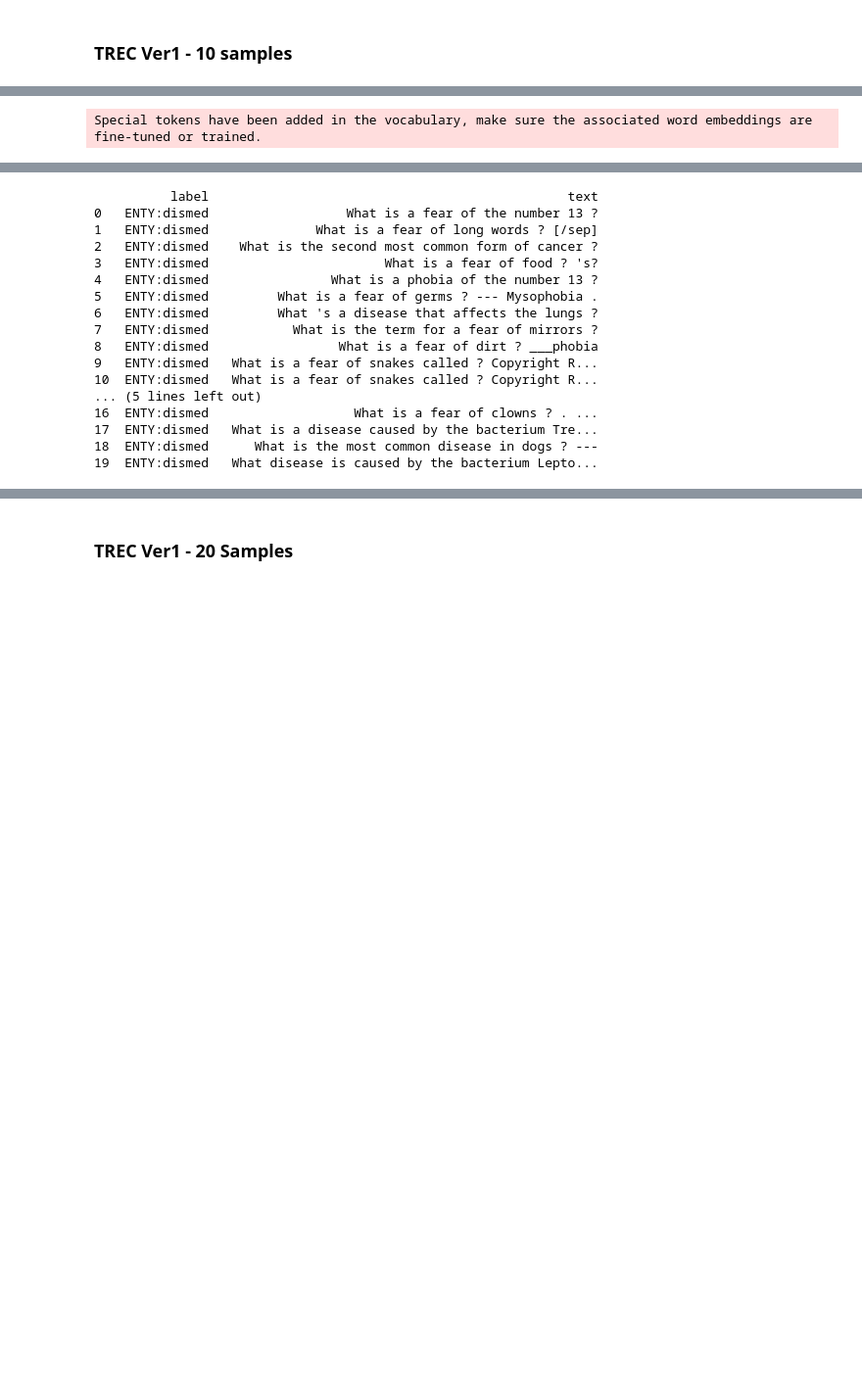
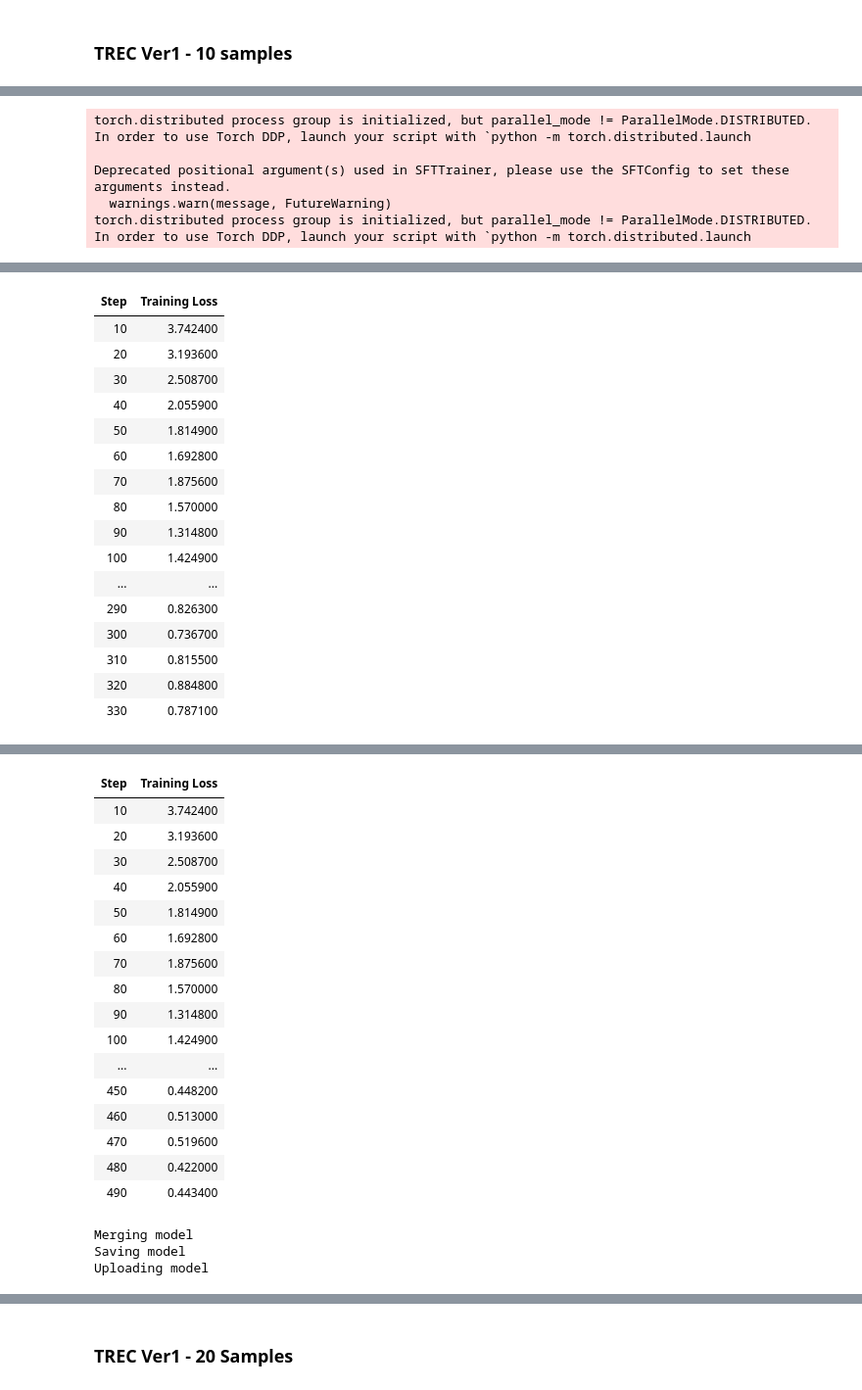
Before and after one commit to elephanti/NLPProject2024, a Jupyter notebook: LAMBADA+_Data_Augmentation.ipynb, the cells around one changed output, grey strips where cells are left out. Shown at 98% size. Cells and saved outputs as stored; diff of their text form; code cells hidden in the pictures; blank space fills up the shorter version.

```diff
--- a/LAMBADA+_Data_Augmentation.ipynb
+++ b/LAMBADA+_Data_Augmentation.ipynb
@@ -987,19 +994,19 @@ torch.cuda.empty_cache()
 ### TREC Ver1 - 10 samples
 # %%
 data_augmenter = DataAugmenter(
-    experiment_name = "Llama3_8B_lambada_plus_TREC_10",
-    model_name = "llama",
+    experiment_name = f"{EXPERIMENT_NAME}_TREC_10",
+    model_name = MODEL_TYPE,
     repo_id="ALivshits",
     token=TOKEN
 )
 
 # Train
-# data_augmenter.train_llm(trec_train_10_dataset, logging_steps=10)
+data_augmenter.train_llm(trec_train_10_dataset, logging_steps=10)
 
-# data_augmenter.merge_and_upload()
+data_augmenter.merge_and_upload()
 
 # Generate
-generated_samples = data_augmenter.augment(trec_intents, trec_descriptions, 100, tokenizer_name="ALivshits/Llama3_8B_lambada_plus_TREC_10-lora")
+generated_samples = data_augmenter.augment(trec_intents, trec_descriptions, 100)
 print(generated_samples.head(20))
 
 data_augmenter.clean()
@@ -1009 +1017,5 @@ INFO 07-23 18:29:46 llm_engine.py:176] Initializing an LLM engine (v0.5.3.post1)
-Special tokens have been added in the vocabulary, make sure the associated word embeddings are fine-tuned or trained.
+torch.distributed process group is initialized, but parallel_mode != ParallelMode.DISTRIBUTED. In order to use Torch DDP, launch your script with `python -m torch.distributed.launch
+
+Deprecated positional argument(s) used in SFTTrainer, please use the SFTConfig to set these arguments instead.
+  warnings.warn(message, FutureWarning)
+torch.distributed process group is initialized, but parallel_mode != ParallelMode.DISTRIBUTED. In order to use Torch DDP, launch your script with `python -m torch.distributed.launch
@@ -1011,0 +1023,17 @@ INFO 07-23 18:29:51 weight_utils.py:223] Using model weights format ['*.safetens
+| Step | Training Loss |
+| 10 | 3.742400 |
+| 20 | 3.193600 |
+| 30 | 2.508700 |
+| 40 | 2.055900 |
+| 50 | 1.814900 |
+| 60 | 1.692800 |
+| 70 | 1.875600 |
+| 80 | 1.570000 |
+| 90 | 1.314800 |
+| 100 | 1.424900 |
+| ... | ... |
+| 290 | 0.826300 |
+| 300 | 0.736700 |
+| 310 | 0.815500 |
+| 320 | 0.884800 |
+| 330 | 0.787100 |
@@ -1017,17 +1041,20 @@ INFO 07-23 18:31:06 model_runner.py:1181] Graph capturing finished in 24 secs.
+| Step | Training Loss |
+| 10 | 3.742400 |
+| 20 | 3.193600 |
+| 30 | 2.508700 |
+| 40 | 2.055900 |
+| 50 | 1.814900 |
+| 60 | 1.692800 |
+| 70 | 1.875600 |
+| 80 | 1.570000 |
+| 90 | 1.314800 |
+| 100 | 1.424900 |
+| ... | ... |
+| 450 | 0.448200 |
+| 460 | 0.513000 |
+| 470 | 0.519600 |
+| 480 | 0.422000 |
+| 490 | 0.443400 |
-          label                                               text
-0   ENTY:dismed                  What is a fear of the number 13 ?
-1   ENTY:dismed              What is a fear of long words ? [/sep]
-2   ENTY:dismed    What is the second most common form of cancer ?
-3   ENTY:dismed                       What is a fear of food ? 's?
-4   ENTY:dismed                What is a phobia of the number 13 ?
-5   ENTY:dismed         What is a fear of germs ? --- Mysophobia .
-6   ENTY:dismed         What 's a disease that affects the lungs ?
-7   ENTY:dismed           What is the term for a fear of mirrors ?
-8   ENTY:dismed                 What is a fear of dirt ? ___phobia
-9   ENTY:dismed   What is a fear of snakes called ? Copyright R...
-10  ENTY:dismed   What is a fear of snakes called ? Copyright R...
-... (5 lines left out)
-16  ENTY:dismed                   What is a fear of clowns ? . ...
-17  ENTY:dismed   What is a disease caused by the bacterium Tre...
-18  ENTY:dismed      What is the most common disease in dogs ? ---
-19  ENTY:dismed   What disease is caused by the bacterium Lepto...
+Merging model
+Saving model
+Uploading model
```
Also changed, not shown: parts of 12 cells of this notebook.
